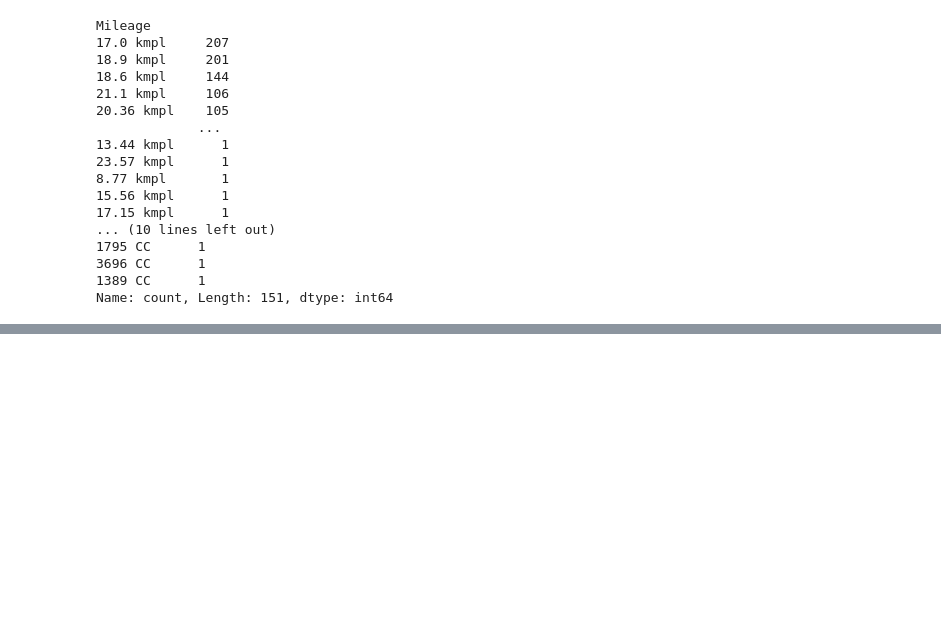
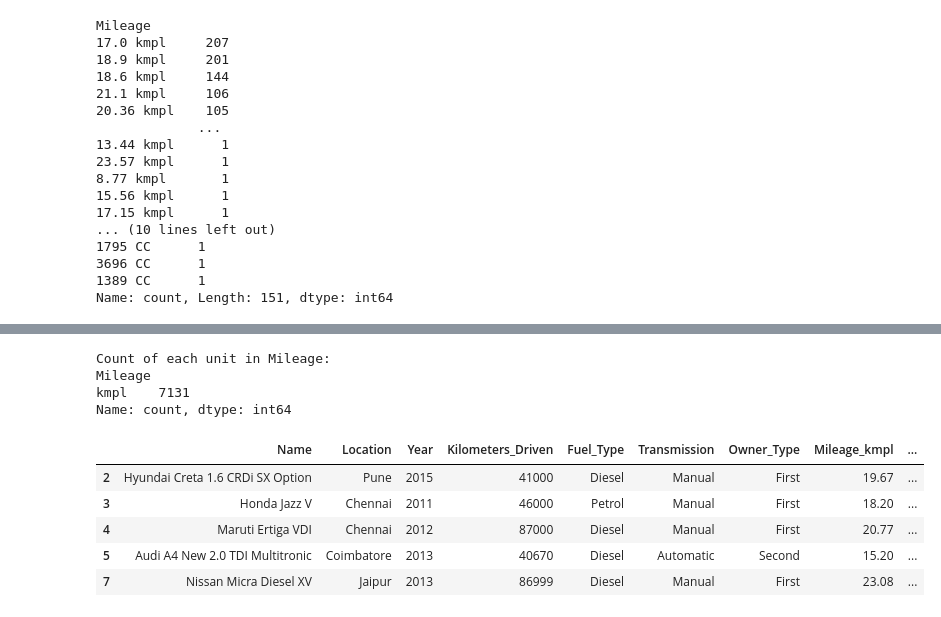
Before and after one commit to AnnabelleMcSharry/AI-ML-Car-Data, a Jupyter notebook: Task1.ipynb, the cells around one changed output, grey strips where cells are left out. Cells and saved outputs as stored; diff of their text form; code cells hidden in the pictures; blank space fills up the shorter version.

```diff
--- a/Task1.ipynb
+++ b/Task1.ipynb
@@ -104,0 +130,4 @@ Cars["Kilometers_Driven"] = pd.to_numeric(Cars["Kilometers_Driven"])
+# %%
+Cars = Cars.replace("CNG", pd.NA)
+Cars = Cars.replace("LPG", pd.NA)
+print(Cars.isnull().sum())
@@ -104,0 +145,22 @@ Cars["Kilometers_Driven"] = pd.to_numeric(Cars["Kilometers_Driven"])
+# %%
+Cars = Cars.dropna()
+# %%
+print('Count of each unit in Mileage:')
+print(Cars['Mileage'].apply(lambda x: str(x).split()[-1]).value_counts())
+# %% [output]
+Count of each unit in Mileage:
+Mileage
+kmpl    7131
+Name: count, dtype: int64
+# %%
+Cars = Cars.rename(columns={'Mileage': 'Mileage_kmpl'})
+# %%
+Cars['Mileage_kmpl'] = Cars['Mileage_kmpl'].astype(str).str.split().str[0].astype(float)
+display(Cars.head())
+# %% [output]
+|  | Name | Location | Year | Kilometers_Driven | Fuel_Type | Transmission | Owner_Type | Mileage_kmpl | ... |
+| 2 | Hyundai Creta 1.6 CRDi SX Option | Pune | 2015 | 41000 | Diesel | Manual | First | 19.67 | ... |
+| 3 | Honda Jazz V | Chennai | 2011 | 46000 | Petrol | Manual | First | 18.20 | ... |
+| 4 | Maruti Ertiga VDI | Chennai | 2012 | 87000 | Diesel | Manual | First | 20.77 | ... |
+| 5 | Audi A4 New 2.0 TDI Multitronic | Coimbatore | 2013 | 40670 | Diesel | Automatic | Second | 15.20 | ... |
+| 7 | Nissan Micra Diesel XV | Jaipur | 2013 | 86999 | Diesel | Manual | First | 23.08 | ... |
```
Also changed, not shown: parts of 13 cells of this notebook.
